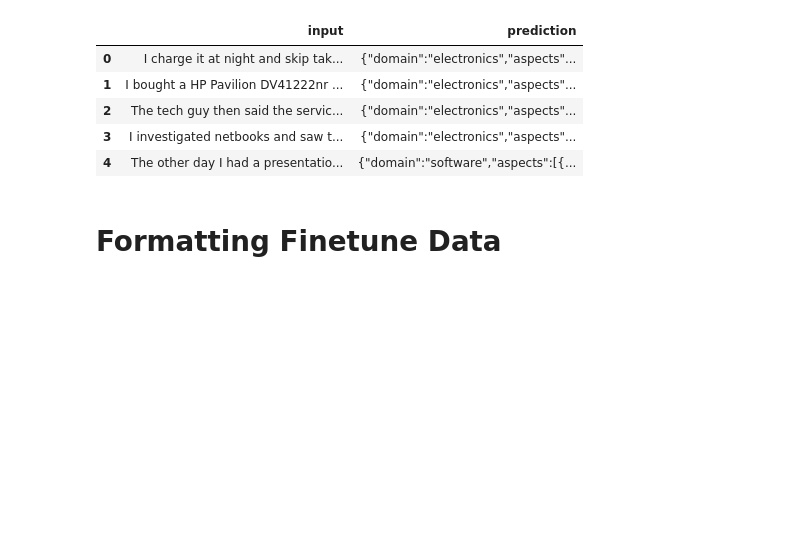
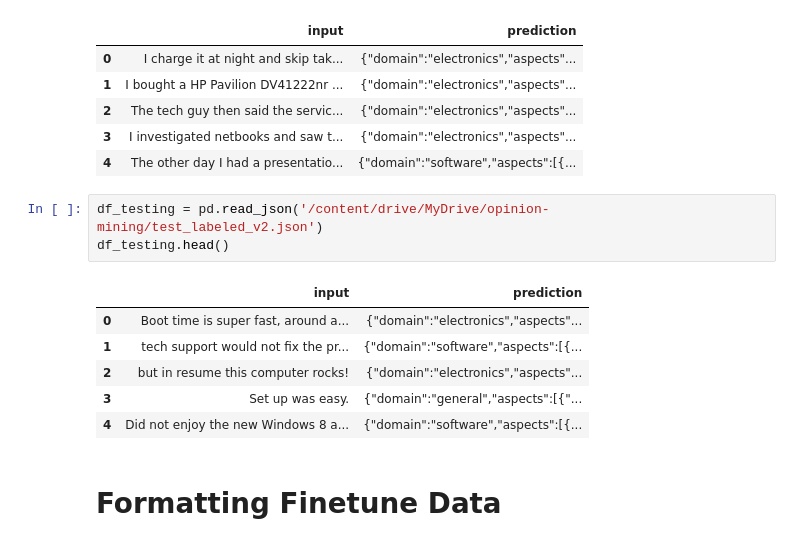
Before and after one commit to Zeyad-Mamoud/Opinion-Mining-LLM, a Jupyter notebook: notebooks/02_lora_finetuning.ipynb, the cells around one changed output. Saved outputs shown, nothing was run; the diff lists cells and outputs as text; blank space fills up the shorter version.

```diff
--- a/notebooks/02_lora_finetuning.ipynb
+++ b/notebooks/02_lora_finetuning.ipynb
@@ -80,6 +73,16 @@ df_training.head()
 | 2 | The tech guy then said the servic... | {"domain":"electronics","aspects"... |
 | 3 | I investigated netbooks and saw t... | {"domain":"electronics","aspects"... |
 | 4 | The other day I had a presentatio... | {"domain":"software","aspects":[{... |
+# %%
+df_testing = pd.read_json('/content/drive/MyDrive/opinion-mining/test_labeled_v2.json')
+df_testing.head()
+# %% [output]
+|  | input | prediction |
+| 0 | Boot time is super fast, around a... | {"domain":"electronics","aspects"... |
+| 1 | tech support would not fix the pr... | {"domain":"software","aspects":[{... |
+| 2 | but in resume this computer rocks! | {"domain":"electronics","aspects"... |
+| 3 | Set up was easy. | {"domain":"general","aspects":[{"... |
+| 4 | Did not enjoy the new Windows 8 a... | {"domain":"software","aspects":[{... |
 # %% [markdown]
 # Formatting Finetune Data
 # %%
```
Also changed, not shown: parts of 16 cells of this notebook, 1 other file.
